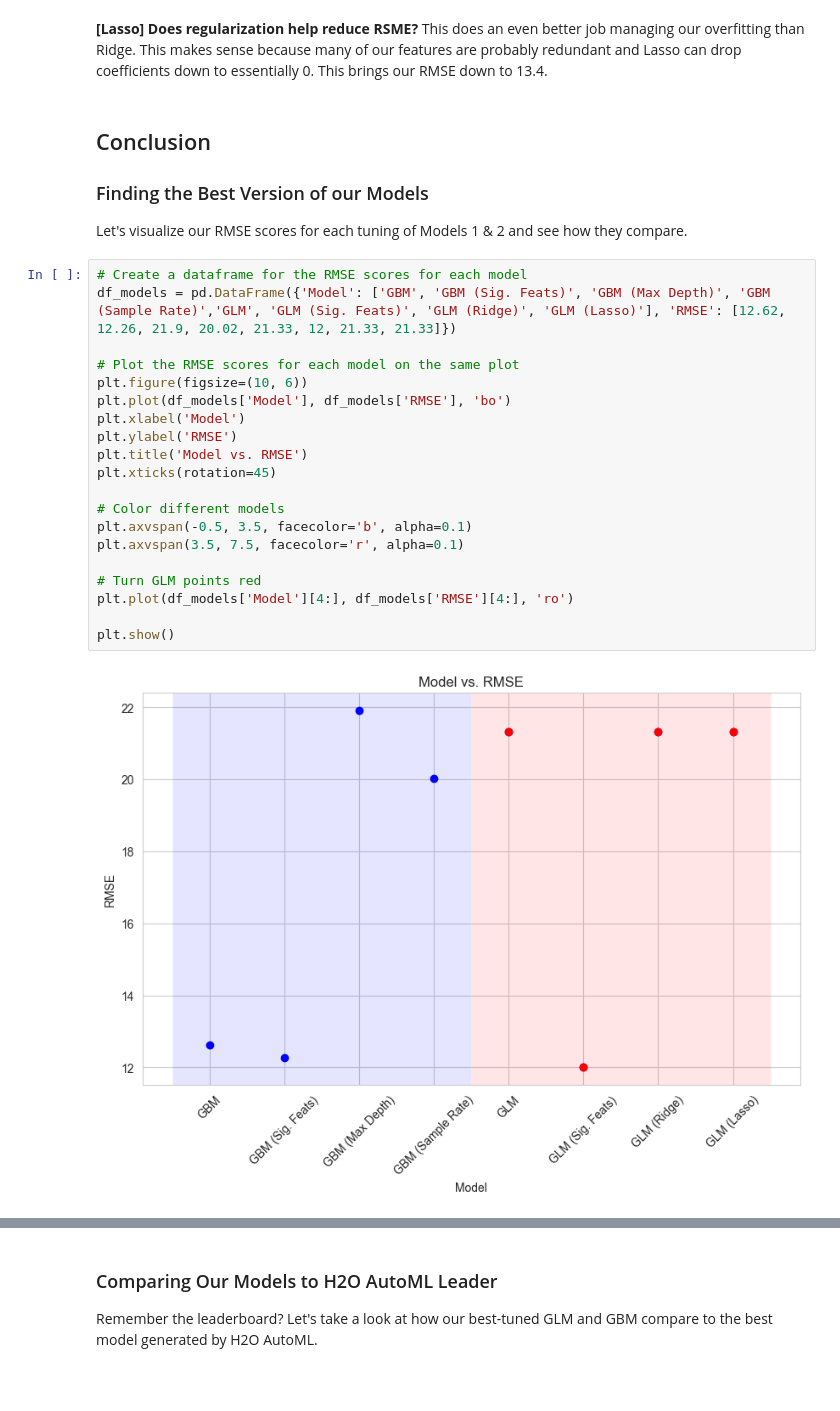
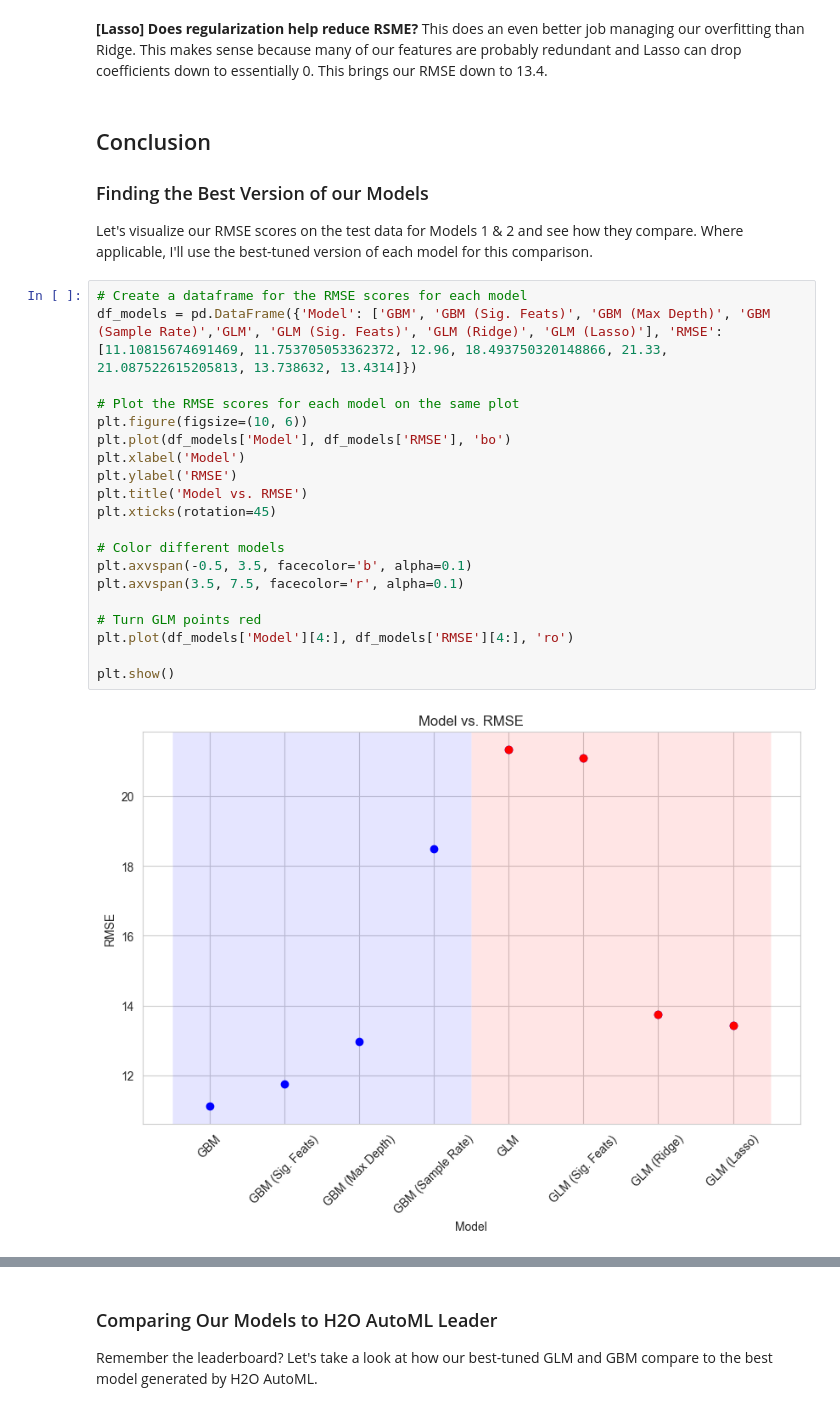
Before and after one commit to vishnuraosharma/exploratory-data-analysis, a Jupyter notebook: Kcal Predictions/Predicting Kilocalories with AutoML.ipynb, the cells around one changed output, grey strips where cells are left out. Saved outputs shown, nothing was run; the diff lists cells and outputs as text; blank space fills up the shorter version.

```diff
--- a/Kcal Predictions/Predicting Kilocalories with AutoML.ipynb
+++ b/Kcal Predictions/Predicting Kilocalories with AutoML.ipynb
@@ -973,27 +974,27 @@ Hyper-Parameter Search Summary: ordered by increasing rmse
 ## Conclusion
 
 ### Finding the Best Version of our Models
-Let's visualize our RMSE scores for each tuning of Models 1 & 2 and see how they compare.
+Let's visualize our RMSE scores on the test data for Models 1 & 2 and see how they compare. Where applicable, I'll use the best-tuned version of each model for this comparison.
 # %%
 # Create a dataframe for the RMSE scores for each model
-df_models = pd.DataFrame({'Model': ['GBM', 'GBM (Sig. Feats)', 'GBM (Max Depth)', 'GBM (Sample Rate)','GLM', 'GLM (Sig. Feats)', 'GLM (Ridge)', 'GLM (Lasso)'], 'RMSE': [12.62, 12.26, 21.9, 20.02, 21.33, 12, 21.33, 21.33]})
+df_models = pd.DataFrame({'Model': ['GBM', 'GBM (Sig. Feats)', 'GBM (Max Depth)', 'GBM (Sample Rate)','GLM', 'GLM (Sig. Feats)', 'GLM (Ridge)', 'GLM (Lasso)'], 'RMSE': [11.10815674691469, 11.753705053362372, 12.96, 18.493750320148866, 21.33, 21.087522615205813, 13.738632, 13.4314]})
 
 # Plot the RMSE scores for each model on the same plot
 plt.figure(figsize=(10, 6))
 plt.plot(df_models['Model'], df_models['RMSE'], 'bo')
 plt.xlabel('Model')
 plt.ylabel('RMSE')
 plt.title('Model vs. RMSE')
 plt.xticks(rotation=45)
 
 # Color different models
 plt.axvspan(-0.5, 3.5, facecolor='b', alpha=0.1)
 plt.axvspan(3.5, 7.5, facecolor='r', alpha=0.1)
 
 # Turn GLM points red
 plt.plot(df_models['Model'][4:], df_models['RMSE'][4:], 'ro')
 
 plt.show()
 # %% [output]
-[figure, old version]
+[figure, new version]
 # %% [markdown]
```
Also changed, not shown: parts of 8 cells of this notebook.
